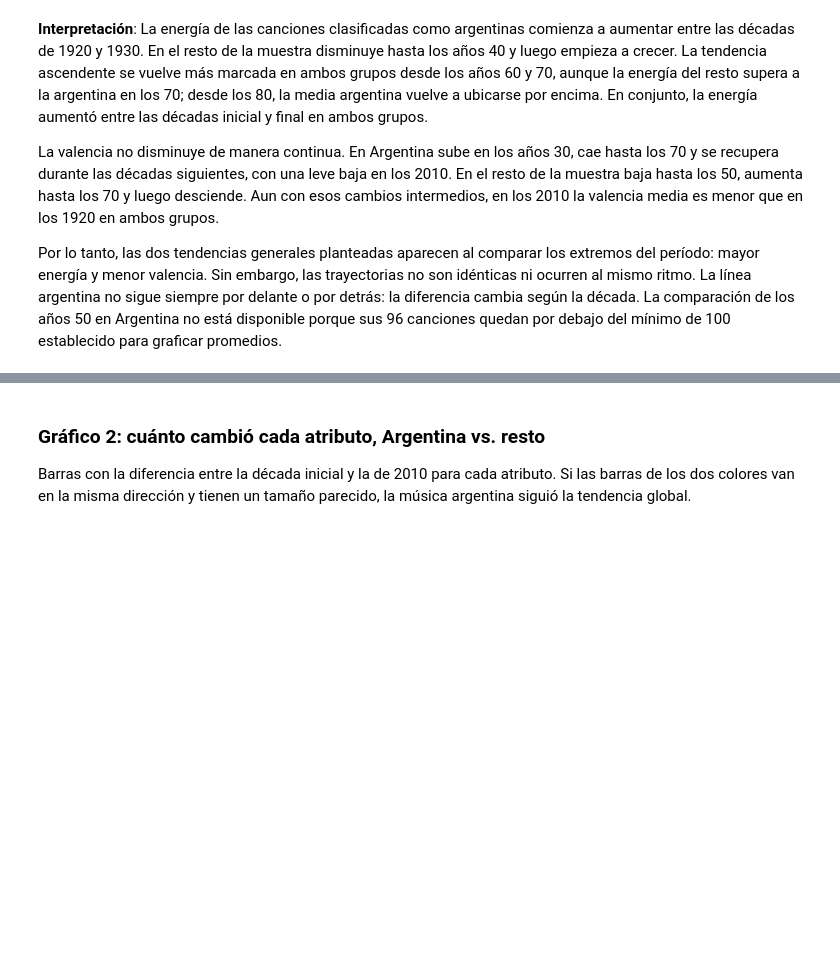
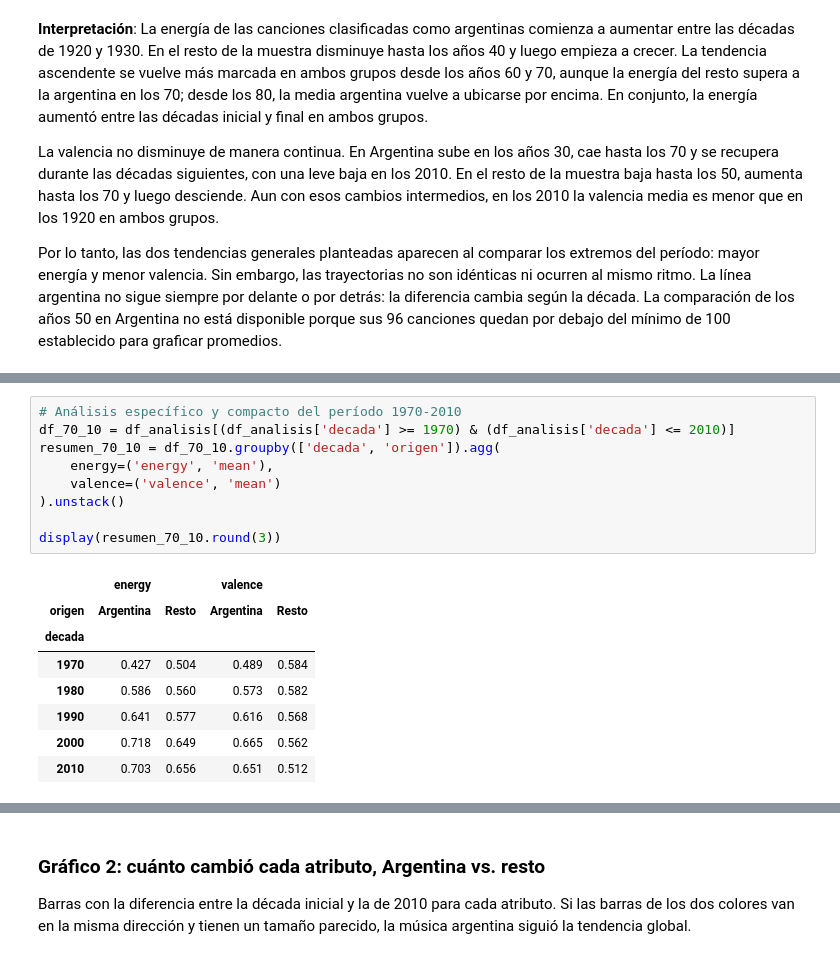
Before and after one commit to mauronohara1/TP_LABO, a Jupyter notebook: 02_exploracion_y_analisis_spotify_version2.ipynb, the cells around one changed output, grey strips where cells are left out. Cells and saved outputs as stored; diff of their text form; blank space fills up the shorter version.

```diff
--- a/02_exploracion_y_analisis_spotify_version2.ipynb
+++ b/02_exploracion_y_analisis_spotify_version2.ipynb
@@ -539,0 +546,18 @@ Por lo tanto, las dos tendencias generales planteadas aparecen al comparar los e
+# %%
+# Análisis específico y compacto del período 1970-2010
+df_70_10 = df_analisis[(df_analisis['decada'] >= 1970) & (df_analisis['decada'] <= 2010)]
+resumen_70_10 = df_70_10.groupby(['decada', 'origen']).agg(
+    energy=('energy', 'mean'),
+    valence=('valence', 'mean')
+).unstack()
+
+display(resumen_70_10.round(3))
+# %% [output]
+|  | energy |  | valence |  |
+| origen | Argentina | Resto | Argentina | Resto |
+| decada |  |  |  |  |
+| 1970 | 0.427 | 0.504 | 0.489 | 0.584 |
+| 1980 | 0.586 | 0.560 | 0.573 | 0.582 |
+| 1990 | 0.641 | 0.577 | 0.616 | 0.568 |
+| 2000 | 0.718 | 0.649 | 0.665 | 0.562 |
+| 2010 | 0.703 | 0.656 | 0.651 | 0.512 |
```
Also changed, not shown: parts of 7 cells of this notebook.
